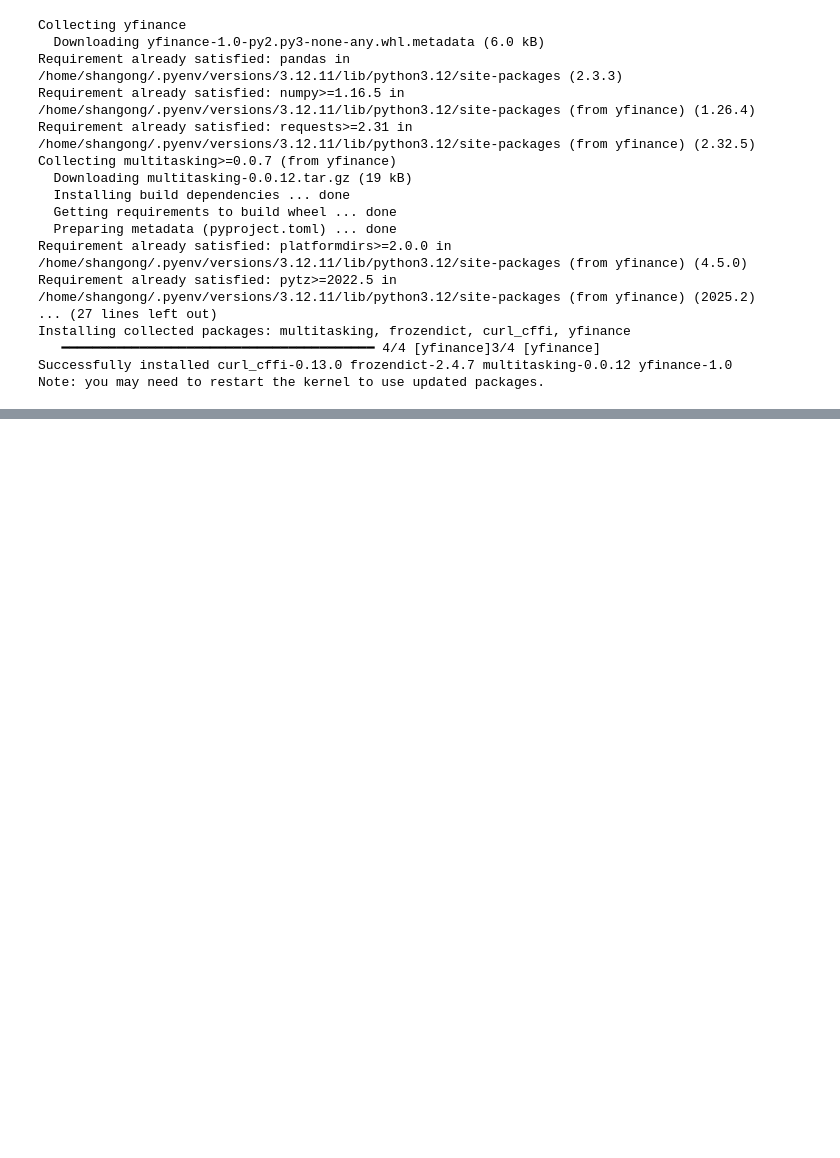
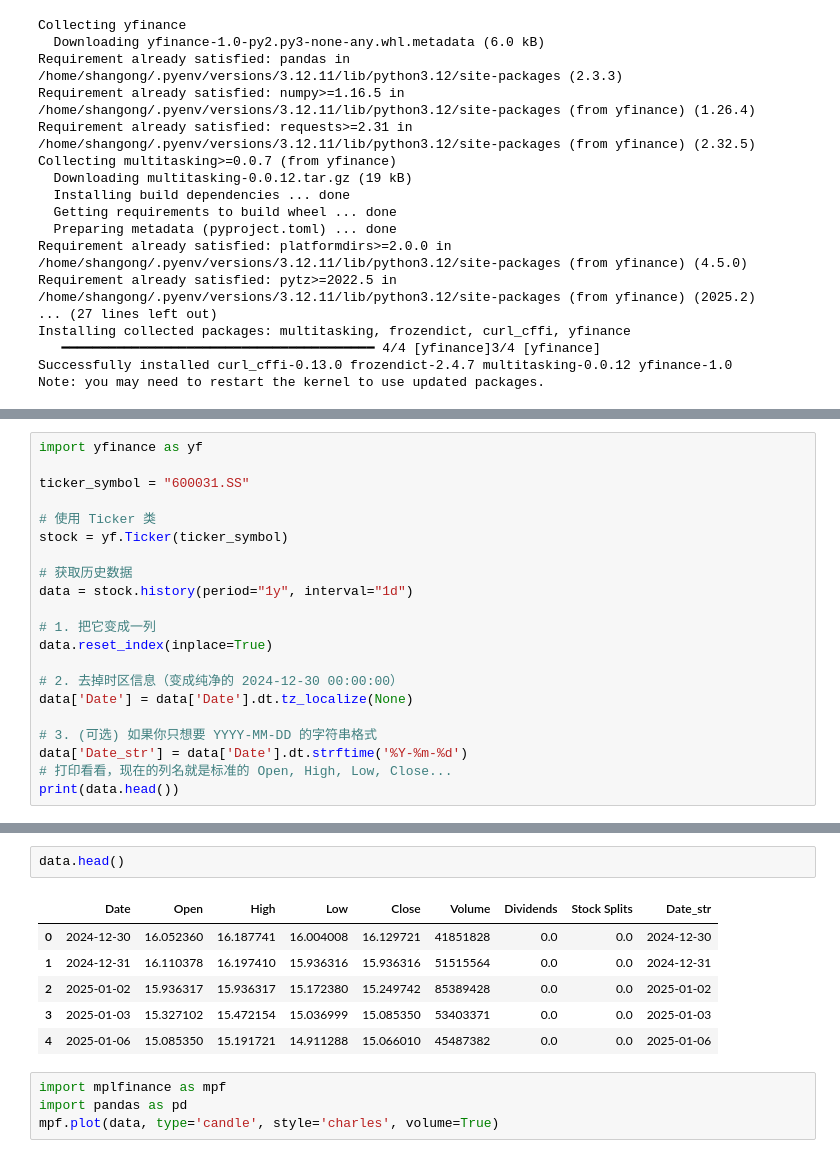
Before and after one commit to msdnqqy/stock_v2510, a Jupyter notebook: src/bottom_reversal_breakout/image_preprocess.ipynb, the cells around one changed output, grey strips where cells are left out. Saved outputs shown, nothing was run; the diff lists cells and outputs as text; blank space fills up the shorter version.

```diff
--- a/src/bottom_reversal_breakout/image_preprocess.ipynb
+++ b/src/bottom_reversal_breakout/image_preprocess.ipynb
@@ -187,0 +211,21 @@ Date
+# %%
+import yfinance as yf
+
+ticker_symbol = "600031.SS"
+
+# 使用 Ticker 类
+stock = yf.Ticker(ticker_symbol)
+
+# 获取历史数据
+data = stock.history(period="1y", interval="1d")
+
+# 1. 把它变成一列
+data.reset_index(inplace=True)
+
+# 2. 去掉时区信息（变成纯净的 2024-12-30 00:00:00）
+data['Date'] = data['Date'].dt.tz_localize(None)
+
+# 3. (可选) 如果你只想要 YYYY-MM-DD 的字符串格式
+data['Date_str'] = data['Date'].dt.strftime('%Y-%m-%d')
+# 打印看看，现在的列名就是标准的 Open, High, Low, Close...
+print(data.head())
@@ -187,0 +246,13 @@ Date
+# %%
+data.head()
+# %% [output]
+|  | Date | Open | High | Low | Close | Volume | Dividends | Stock Splits | Date_str |
+| 0 | 2024-12-30 | 16.052360 | 16.187741 | 16.004008 | 16.129721 | 41851828 | 0.0 | 0.0 | 2024-12-30 |
+| 1 | 2024-12-31 | 16.110378 | 16.197410 | 15.936316 | 15.936316 | 51515564 | 0.0 | 0.0 | 2024-12-31 |
+| 2 | 2025-01-02 | 15.936317 | 15.936317 | 15.172380 | 15.249742 | 85389428 | 0.0 | 0.0 | 2025-01-02 |
+| 3 | 2025-01-03 | 15.327102 | 15.472154 | 15.036999 | 15.085350 | 53403371 | 0.0 | 0.0 | 2025-01-03 |
+| 4 | 2025-01-06 | 15.085350 | 15.191721 | 14.911288 | 15.066010 | 45487382 | 0.0 | 0.0 | 2025-01-06 |
+# %%
+import mplfinance as mpf
+import pandas as pd
+mpf.plot(data, type='candle', style='charles', volume=True)
```
Also changed, not shown: parts of 12 cells of this notebook, 7 other files.
